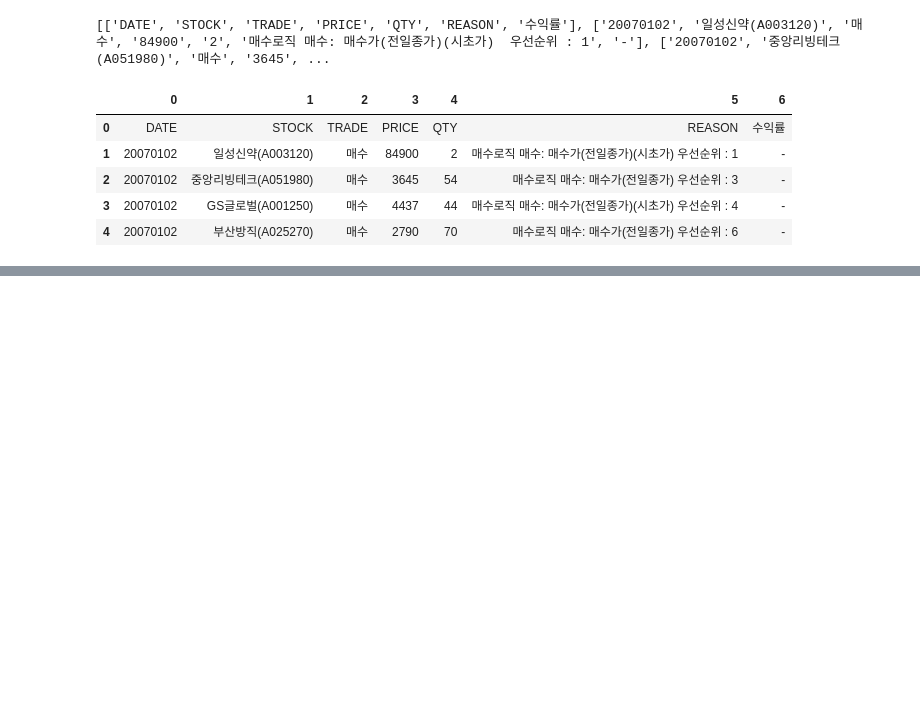
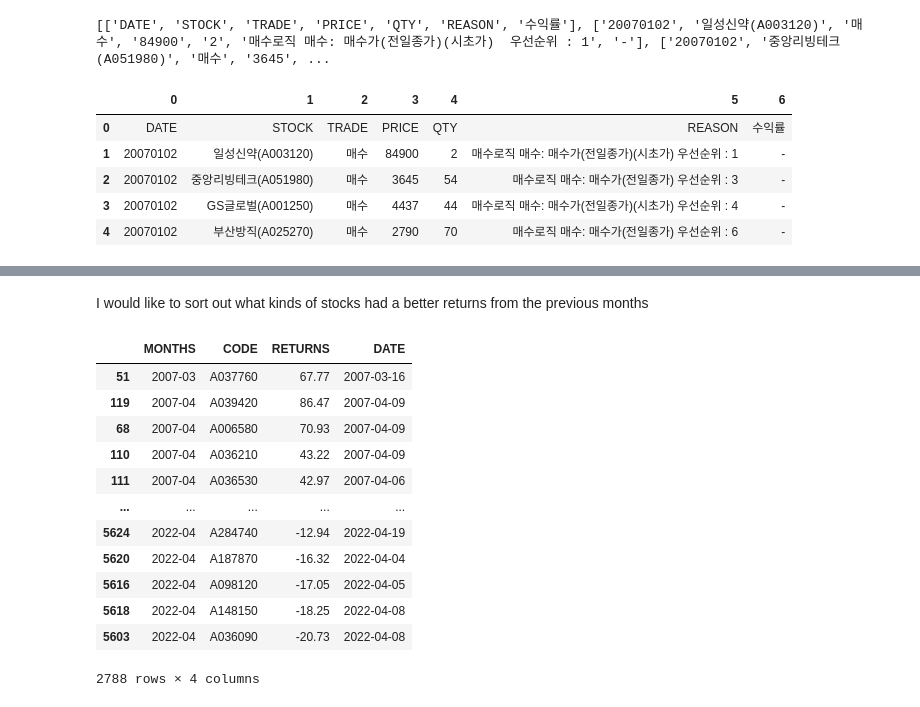
Before and after one commit to js-park/Bulletin_board, a Jupyter notebook: Getting_data_from_google_sheet.ipynb, the cells around one changed output, grey strips where cells are left out. Saved outputs shown, nothing was run; the diff lists cells and outputs as text; code cells hidden in the pictures; blank space fills up the shorter version.

```diff
--- a/Getting_data_from_google_sheet.ipynb
+++ b/Getting_data_from_google_sheet.ipynb
@@ -77,0 +81,39 @@ Name: 0, dtype: object>
+# %% [markdown]
+I would like to sort out what kinds of stocks had a better returns from the previous months
+# %%
+grouped = df1.groupby(['MONTHS','CODE','RETURNS','DATE'], sort = True).sum()
+# %%
+gp1 = grouped.reset_index()
+gp1 = gp1.loc[:,:][gp1.TRADE == "SELL"]
+gp1 = gp1.sort_values(['MONTHS','RETURNS'], ascending=[True, False])
+# %%
+agg_all = pd.DataFrame()
+agg_up = pd.DataFrame()
+agg_down = pd.DataFrame()
+# %%
+for i in list_months:
+  #print(gp1[gp1.MONTHS == i].loc[:,['MONTHS','CODE','RETURNS','DATE']].sort_values(['RETURNS'], ascending=False))
+  presenting_all = gp1[gp1.MONTHS == i].loc[:,['MONTHS','CODE','RETURNS','DATE']].sort_values(['RETURNS'], ascending=False)
+  presenting_up = gp1[gp1.MONTHS == i].loc[:,['MONTHS','CODE','RETURNS','DATE']].sort_values(['RETURNS'], ascending=False).iloc[:10,:]
+  presenting_down = gp1[gp1.MONTHS == i].loc[:,['MONTHS','CODE','RETURNS','DATE']].sort_values(['RETURNS'], ascending=False).iloc[-10:,:]
+
+
+  agg_all = agg_all.append(presenting_all)
+  agg_up = agg_up.append(presenting_up)
+  agg_down = agg_down.append(presenting_down)
+# %%
+agg_all
+# %% [output]
+|  | MONTHS | CODE | RETURNS | DATE |
+| 51 | 2007-03 | A037760 | 67.77 | 2007-03-16 |
+| 119 | 2007-04 | A039420 | 86.47 | 2007-04-09 |
+| 68 | 2007-04 | A006580 | 70.93 | 2007-04-09 |
+| 110 | 2007-04 | A036210 | 43.22 | 2007-04-09 |
+| 111 | 2007-04 | A036530 | 42.97 | 2007-04-06 |
+| ... | ... | ... | ... | ... |
+| 5624 | 2022-04 | A284740 | -12.94 | 2022-04-19 |
+| 5620 | 2022-04 | A187870 | -16.32 | 2022-04-04 |
+| 5616 | 2022-04 | A098120 | -17.05 | 2022-04-05 |
+| 5618 | 2022-04 | A148150 | -18.25 | 2022-04-08 |
+| 5603 | 2022-04 | A036090 | -20.73 | 2022-04-08 |
+2788 rows × 4 columns
```
Also changed, not shown: parts of 15 cells of this notebook.
